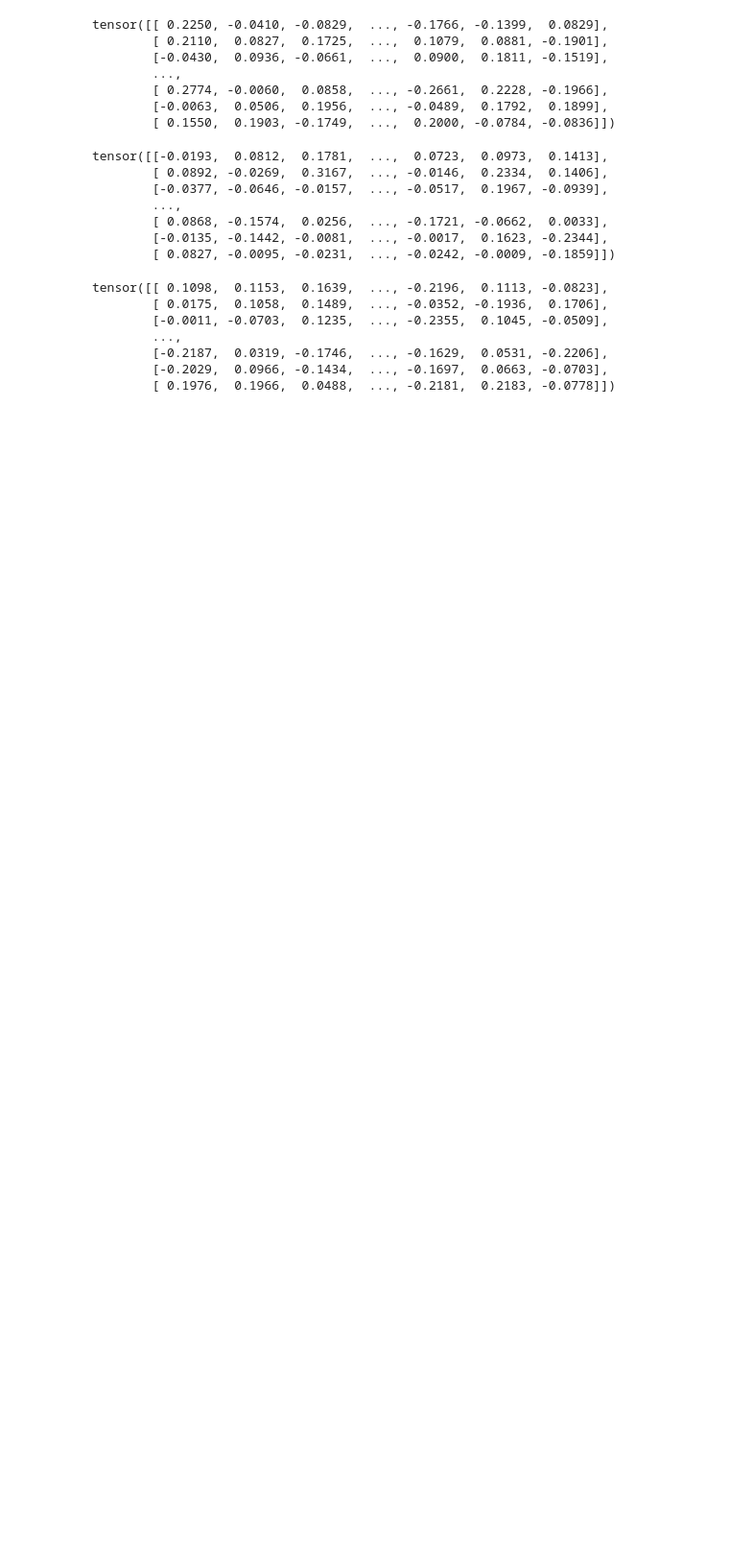
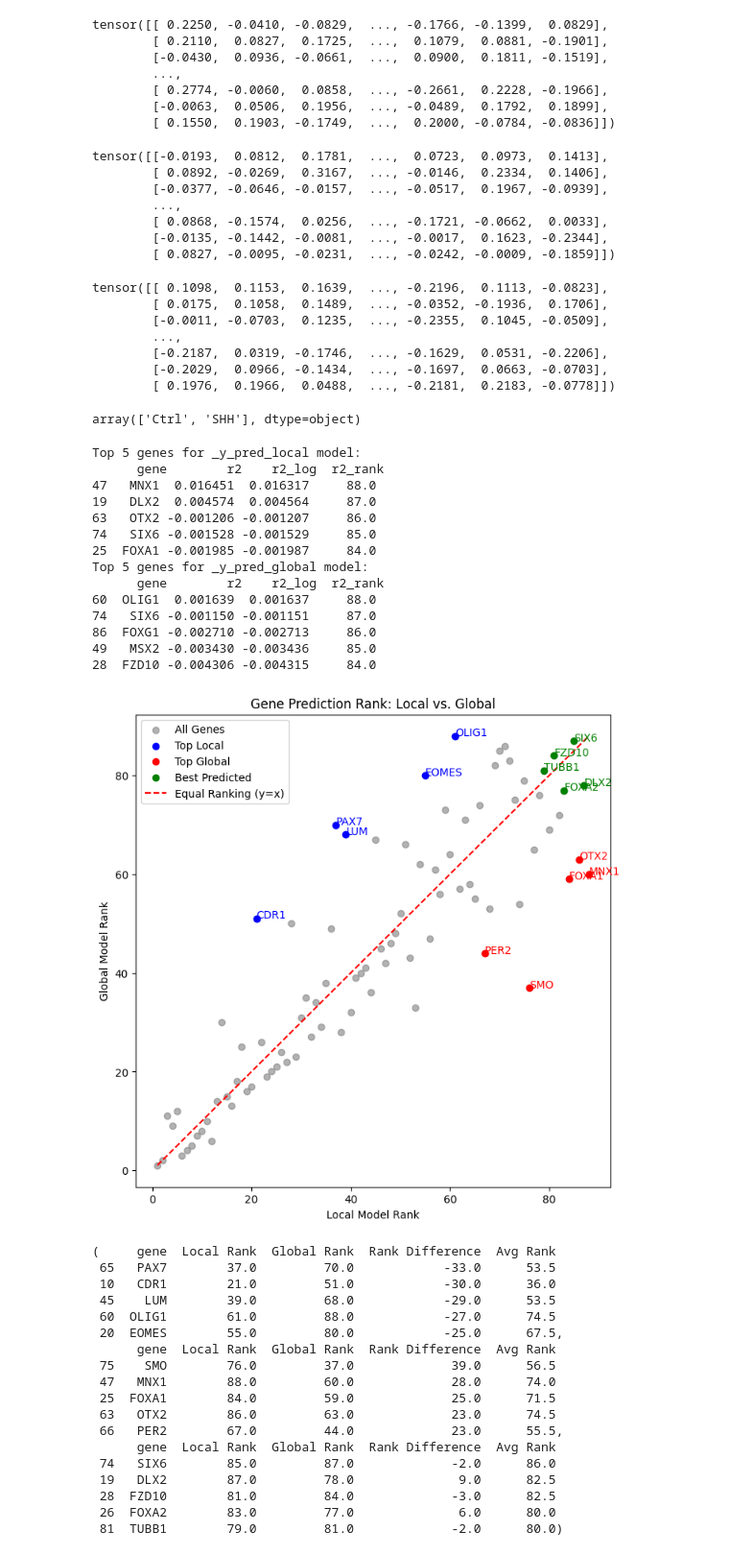
Before and after one commit to theislab/interscale, a Jupyter notebook: docs/notebooks/dual_decoder.ipynb, the cells around one changed output. Shown at 96% size. Saved outputs shown, nothing was run; the diff lists cells and outputs as text; code cells hidden in the pictures; blank space fills up the shorter version.

Commit message:
dual decoder model gene rank

```diff
--- a/docs/notebooks/dual_decoder.ipynb
+++ b/docs/notebooks/dual_decoder.ipynb
@@ -91,7 +73,7 @@ print(dual_combined_model)
 # %% [output]
 <InterScale.model.CombinedModel.CombinedModel object at 0x...>
 # %%
-dual_combined_model.get_model_output(adata)
+result = dual_combined_model.get_model_output(adata)
 # %% [output]
 Load GEX from .layers/log1p_norm
 call new
@@ -154,3 +119,50 @@ tensor([[ 0.1098,  0.1153,  0.1639,  ..., -0.2196,  0.1113, -0.0823],
         [-0.2187,  0.0319, -0.1746,  ..., -0.1629,  0.0531, -0.2206],
         [-0.2029,  0.0966, -0.1434,  ..., -0.1697,  0.0663, -0.0703],
         [ 0.1976,  0.1966,  0.0488,  ..., -0.2181,  0.2183, -0.0778]])
+# %%
+import numpy as np
+np.unique(result.obs['condition'])
+# %% [output]
+array(['Ctrl', 'SHH'], dtype=object)
+# %%
+from InterScale.evaluation.gene_rank_analysis import predict_gene_r2, gene_rank_analysis
+gene_rank_analysis(result[result.obs['condition'] =='SHH'],
+                   layers_local_pred = '_y_pred_local',
+                   layers_global_pred = '_y_pred_global',
+                   top_n = 5,
+                   plot_result = True,
+                   return_top_genes = True)
+# %% [output]
+Top 5 genes for _y_pred_local model:
+      gene        r2    r2_log  r2_rank
+47   MNX1  0.016451  0.016317     88.0
+19   DLX2  0.004574  0.004564     87.0
+63   OTX2 -0.001206 -0.001207     86.0
+74   SIX6 -0.001528 -0.001529     85.0
+25  FOXA1 -0.001985 -0.001987     84.0
+Top 5 genes for _y_pred_global model:
+      gene        r2    r2_log  r2_rank
+60  OLIG1  0.001639  0.001637     88.0
+74   SIX6 -0.001150 -0.001151     87.0
+86  FOXG1 -0.002710 -0.002713     86.0
+49   MSX2 -0.003430 -0.003436     85.0
+28  FZD10 -0.004306 -0.004315     84.0
+[figure, added]
+(     gene  Local Rank  Global Rank  Rank Difference  Avg Rank
+ 65   PAX7        37.0         70.0            -33.0      53.5
+ 10   CDR1        21.0         51.0            -30.0      36.0
+ 45    LUM        39.0         68.0            -29.0      53.5
+ 60  OLIG1        61.0         88.0            -27.0      74.5
+ 20  EOMES        55.0         80.0            -25.0      67.5,
+      gene  Local Rank  Global Rank  Rank Difference  Avg Rank
+ 75    SMO        76.0         37.0             39.0      56.5
+ 47   MNX1        88.0         60.0             28.0      74.0
+ 25  FOXA1        84.0         59.0             25.0      71.5
+ 63   OTX2        86.0         63.0             23.0      74.5
+ 66   PER2        67.0         44.0             23.0      55.5,
+      gene  Local Rank  Global Rank  Rank Difference  Avg Rank
+ 74   SIX6        85.0         87.0             -2.0      86.0
+ 19   DLX2        87.0         78.0              9.0      82.5
+ 28  FZD10        81.0         84.0             -3.0      82.5
+ 26  FOXA2        83.0         77.0              6.0      80.0
+ 81  TUBB1        79.0         81.0             -2.0      80.0)
```
Also changed, not shown: parts of 4 cells of this notebook, 1 other file.
